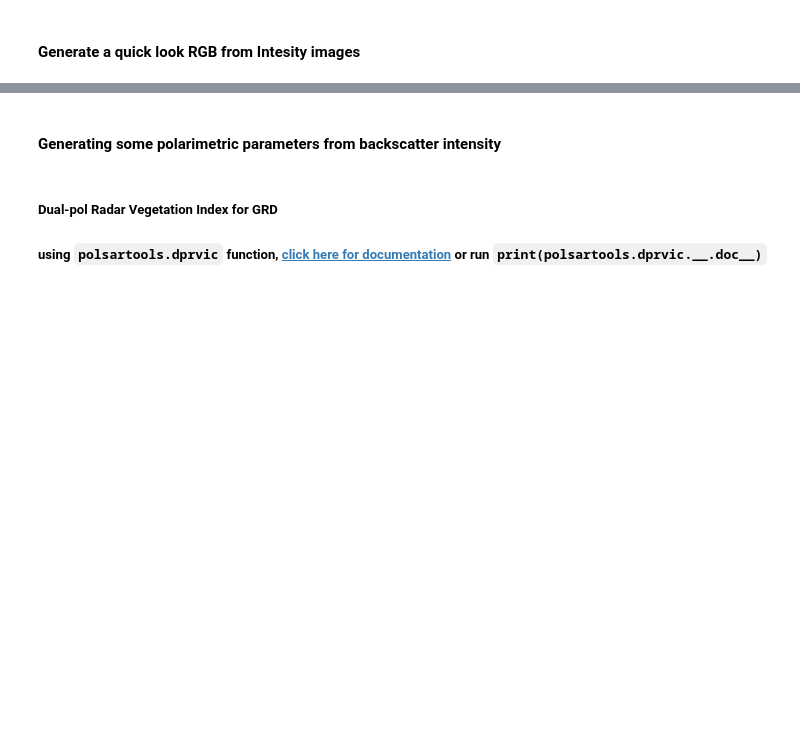
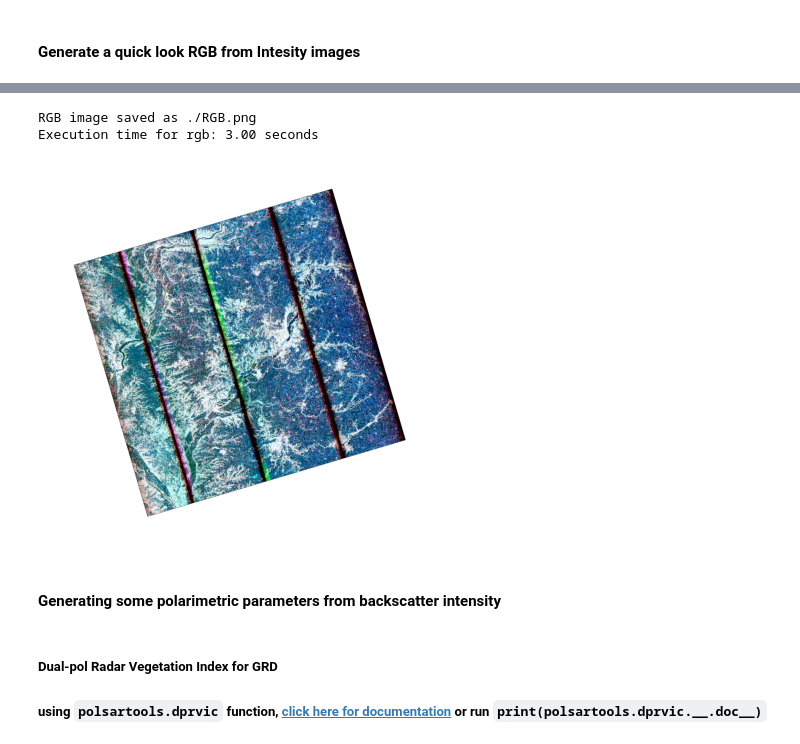
Before and after one commit to polsartools/polsartools-tutorials, a Jupyter notebook: jupyter-notebooks/NISAR_GCOV_Full_pol.ipynb, the cells around one changed output, grey strips where cells are left out. Saved outputs shown, nothing was run; the diff lists cells and outputs as text; code cells hidden in the pictures; blank space fills up the shorter version.

```diff
--- a/jupyter-notebooks/NISAR_GCOV_Full_pol.ipynb
+++ b/jupyter-notebooks/NISAR_GCOV_Full_pol.ipynb
@@ -107,6 +107,11 @@ def plot_images(*filenames, lower_percentile=2, upper_percentile=98, max_cols=4)
 
         plt.tight_layout()
         plt.show()
+def read_rst(file):
+    ds = gdal.Open(file,gdal.GA_ReadOnly)
+    band = ds.GetRasterBand(1)
+    arr = band.ReadAsArray()
+    return arr
 # %% [markdown]
 #### Extract singlelook/multilooked intensity data from NISAR GCOV data
 ##### using **`polsartools.import_nisar_gcov`** function, [click here for documentation](https://polsartools.readthedocs.io/en/latest/files/sensors/nisar.html#gslc-nisar-gcov) or run `print(polsartools.import_nisar_gcov.__.doc__)`
@@ -149,3 +164,15 @@ Execution time for rgb: 2.00 seconds
+# %%
+
+
+blue = (read_rst(os.path.join(I4Folder,'HHHH.tif')) + read_rst(os.path.join(I4Folder,'VVVV.tif')))/np.sqrt(2.0)
+red = (read_rst(os.path.join(I4Folder,'HHHH.tif')) - read_rst(os.path.join(I4Folder,'VVVV.tif')))/np.sqrt(2.0)
+green = (read_rst(os.path.join(I4Folder,'HVHV.tif')) + read_rst(os.path.join(I4Folder,'VHVH.tif')))*np.sqrt(2)
+
+pst.rgb(red,green,blue)
+# %% [output]
+RGB image saved as ./RGB.png
+Execution time for rgb: 3.00 seconds
+[figure, added]
 # %% [markdown]
 #### Generating some polarimetric parameters from backscatter intensity
 # %% [markdown]
```
Also changed, not shown: parts of 8 cells of this notebook, 1 other file.
